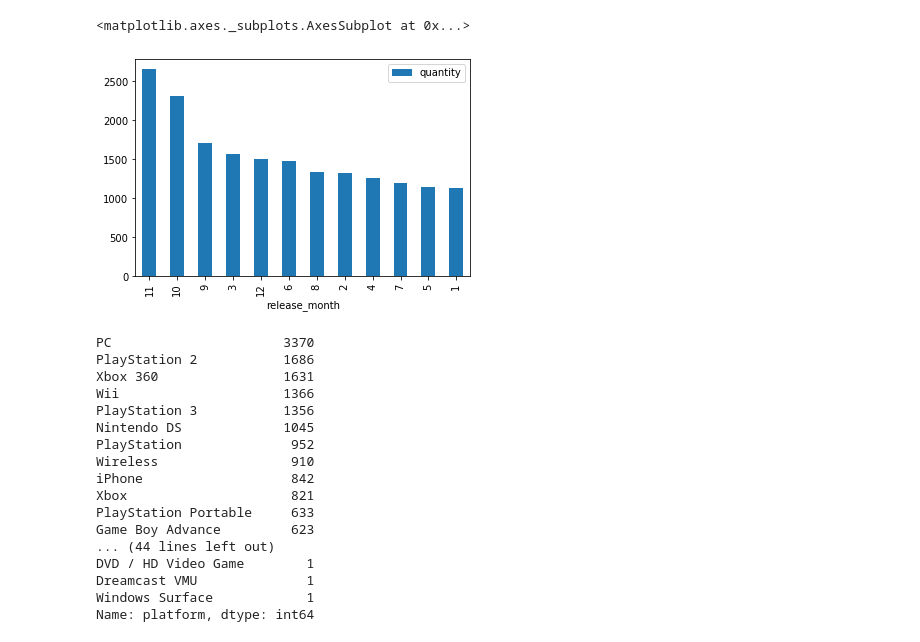
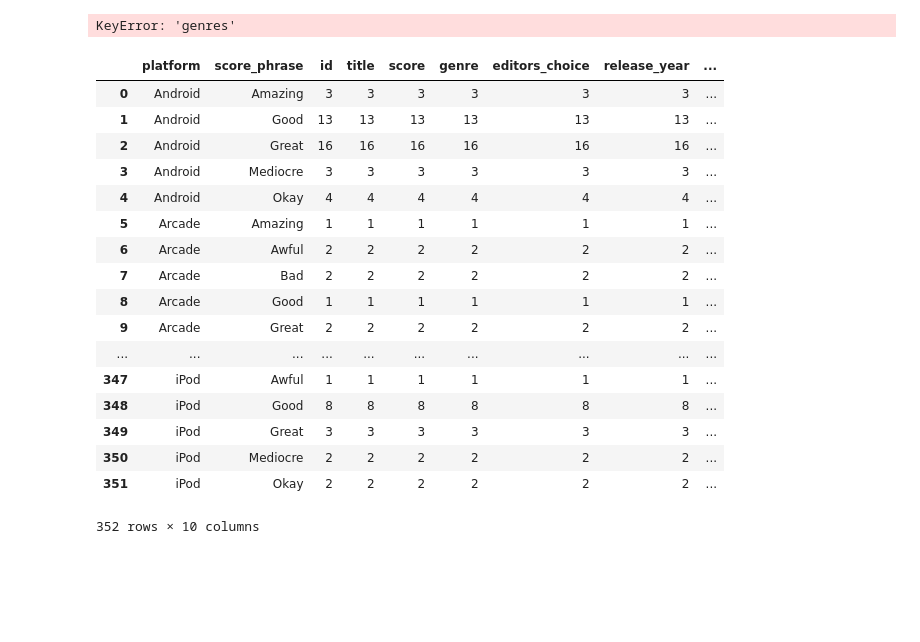
Before and after one commit to lamnt437/data_visualization, a Jupyter notebook: data_visualization.ipynb, the cells around one changed output. Cells and saved outputs as stored; diff of their text form; code cells hidden in the pictures; blank space fills up the shorter version.

Commit message:
add groupby pipeline

```diff
--- a/data_visualization.ipynb
+++ b/data_visualization.ipynb
@@ -5,7 +5,6 @@ import pandas as pd
 # Read data
 df = pd.read_csv('ign_cleaned.csv')
 #dropping the unneeded values
-df.drop(['Unnamed: 0', 'url'], axis=1, inplace=True)
-
-df.columns.values
+df.drop(['url'], axis=1, inplace=True)
+df.head(5)
 # %% [output]
@@ -15,28 +17,30 @@ array(['score_phrase', 'title', 'platform', 'score', 'genre',
 # %%
 # 14. Check the genres with the highest masterpieces
+group_by_genres = df.groupby(['genre', 'score_phrase']).count().reset_index()
+group_by_genres
 # %% [output]
-<matplotlib.axes._subplots.AxesSubplot at 0x...>
+KeyError: 'genres'
-[figure, removed]
 # %%
 # 6. Check the total hits and flops by top platforms
-df['platform'].value_counts()#[:10].plot(kind='pie',autopct='%1.1f%%',shadow=True,explode=[0.1,0,0,0,0,0,0,0,0,0])
-# plt.title('Distribution of Top Genre')
-# plt.show()
+# df['platform'].value_counts()#[:10].plot(kind='pie',autopct='%1.1f%%',shadow=True,explode=[0.1,0,0,0,0,0,0,0,0,0])
+group_by_platform = df.groupby(['platform', 'score_phrase']).count().reset_index()
+group_by_platform
 # %% [output]
+|  | platform | score_phrase | id | title | score | genre | editors_choice | release_year | ... |
+| 0 | Android | Amazing | 3 | 3 | 3 | 3 | 3 | 3 | ... |
+| 1 | Android | Good | 13 | 13 | 13 | 13 | 13 | 13 | ... |
+| 2 | Android | Great | 16 | 16 | 16 | 16 | 16 | 16 | ... |
+| 3 | Android | Mediocre | 3 | 3 | 3 | 3 | 3 | 3 | ... |
+| 4 | Android | Okay | 4 | 4 | 4 | 4 | 4 | 4 | ... |
+| 5 | Arcade | Amazing | 1 | 1 | 1 | 1 | 1 | 1 | ... |
+| 6 | Arcade | Awful | 2 | 2 | 2 | 2 | 2 | 2 | ... |
+| 7 | Arcade | Bad | 2 | 2 | 2 | 2 | 2 | 2 | ... |
+| 8 | Arcade | Good | 1 | 1 | 1 | 1 | 1 | 1 | ... |
+| 9 | Arcade | Great | 2 | 2 | 2 | 2 | 2 | 2 | ... |
+| ... | ... | ... | ... | ... | ... | ... | ... | ... | ... |
+| 347 | iPod | Awful | 1 | 1 | 1 | 1 | 1 | 1 | ... |
+| 348 | iPod | Good | 8 | 8 | 8 | 8 | 8 | 8 | ... |
+| 349 | iPod | Great | 3 | 3 | 3 | 3 | 3 | 3 | ... |
+| 350 | iPod | Mediocre | 2 | 2 | 2 | 2 | 2 | 2 | ... |
+| 351 | iPod | Okay | 2 | 2 | 2 | 2 | 2 | 2 | ... |
-PC                      3370
-PlayStation 2           1686
-Xbox 360                1631
-Wii                     1366
-PlayStation 3           1356
-Nintendo DS             1045
-PlayStation              952
-Wireless                 910
-iPhone                   842
-Xbox                     821
-PlayStation Portable     633
-Game Boy Advance         623
-... (44 lines left out)
-DVD / HD Video Game        1
-Dreamcast VMU              1
-Windows Surface            1
-Name: platform, dtype: int64
+352 rows × 10 columns
```
Also changed, not shown: parts of 1 cell of this notebook, 2 other files.
